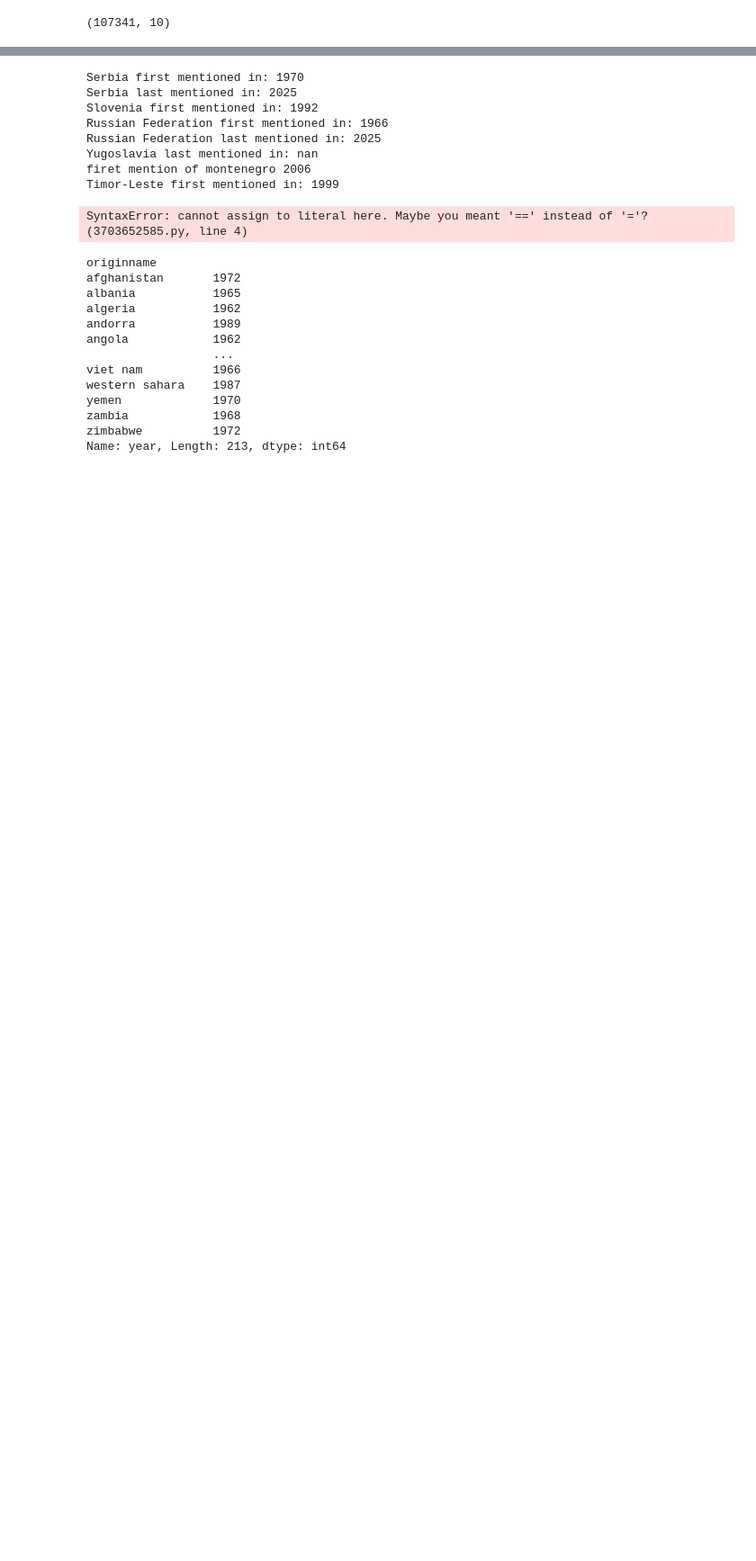
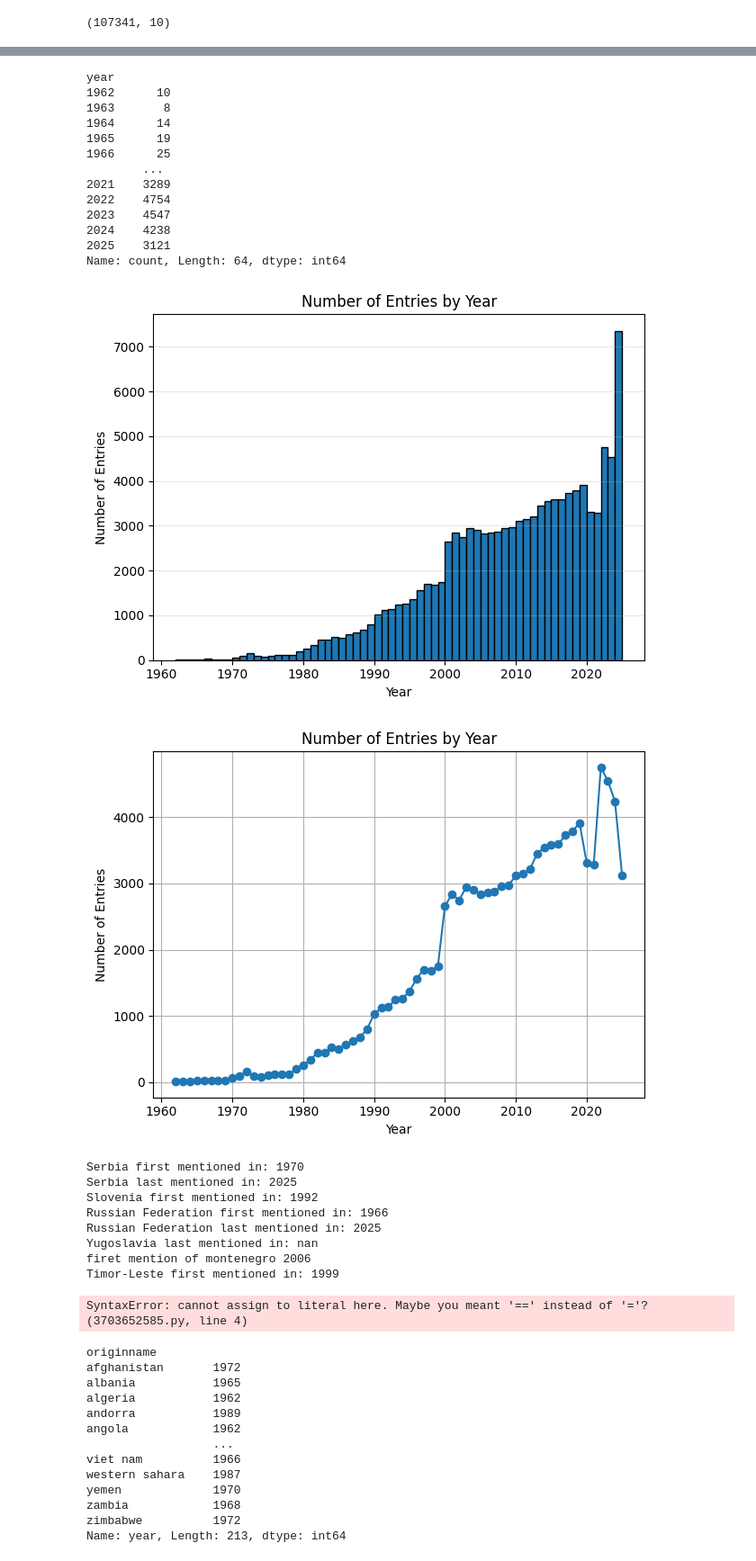
Before and after one commit to TishDuc/TishDuc.github.io, a Jupyter notebook: Displacements_Final_Project/Tish_script.ipynb, the cells around one changed output, grey strips where cells are left out. Shown at 90% size. Cells and saved outputs as stored; diff of their text form; code cells hidden in the pictures; blank space fills up the shorter version.

```diff
--- a/Displacements_Final_Project/Tish_script.ipynb
+++ b/Displacements_Final_Project/Tish_script.ipynb
@@ -209,5 +218,41 @@ Countries that are only in the destination column {'british virgin islands', 'si
 # %%
-# hard to tell ....low data reliability between 1960 ....1990 ish .... "creations of countries" VS "oh we just started counting more migration"
+# count number of entries per year
+num_entries_per_year = raw_data['year'].value_counts().sort_index()
+print(num_entries_per_year)
+
+# plot as a histogram
+plt.hist(raw_data['year'], bins=np.arange(raw_data['year'].min(), raw_data['year'].max() + 1, 1), edgecolor='black')
+plt.xlabel('Year')
+plt.ylabel('Number of Entries')
+plt.title('Number of Entries by Year')
+plt.grid(axis='y', alpha=0.3)
+plt.tight_layout()
+plt.show()
+
+# plot as a line plot
+plt.plot(num_entries_per_year.index, num_entries_per_year.values, marker='o')
+plt.xlabel('Year')
+plt.ylabel('Number of Entries')
+plt.title('Number of Entries by Year')
+plt.grid()
+plt.tight_layout()
+plt.show()
+# %% [output]
+year
+1962      10
+1963       8
+1964      14
+1965      19
+1966      25
+        ...
+2021    3289
+2022    4754
+2023    4547
+2024    4238
+2025    3121
+Name: count, Length: 64, dtype: int64
+[figure, added]
+[figure, added]
 # %%
 # find first time serbia ismentionned
 serbia_first_year = raw_data[raw_data['origin'] == 'srb']['year'].min()
```
Also changed, not shown: parts of 4 cells of this notebook, 2 other files.
